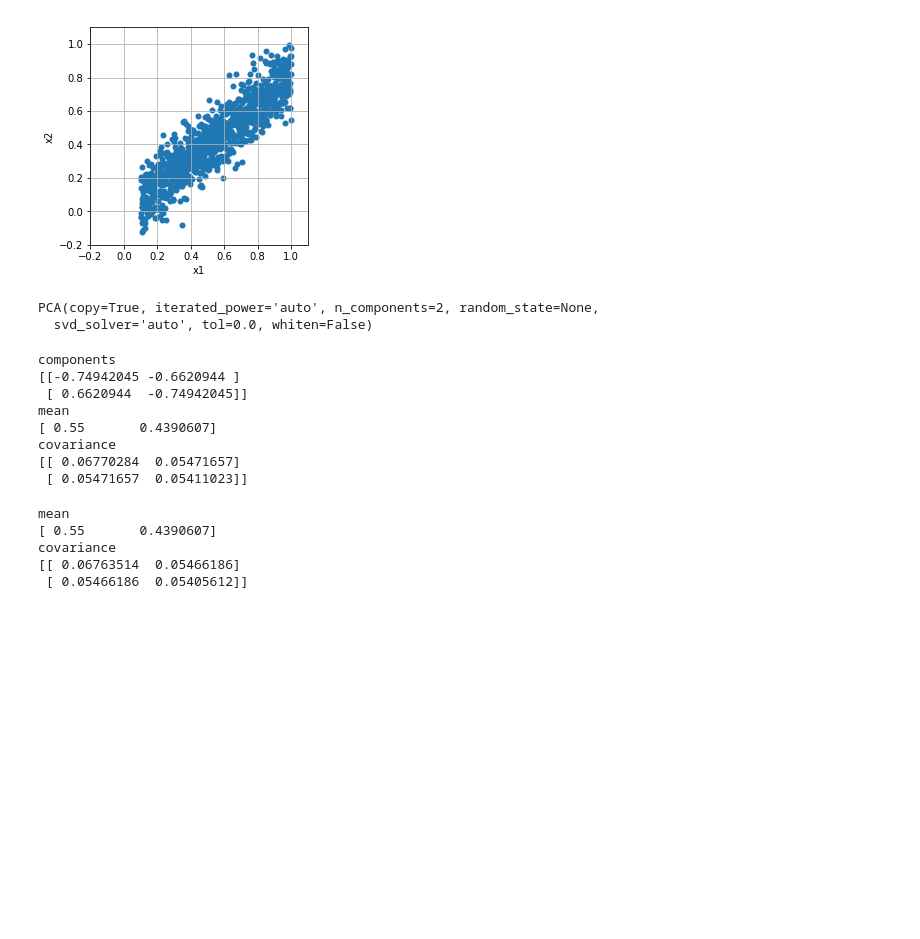
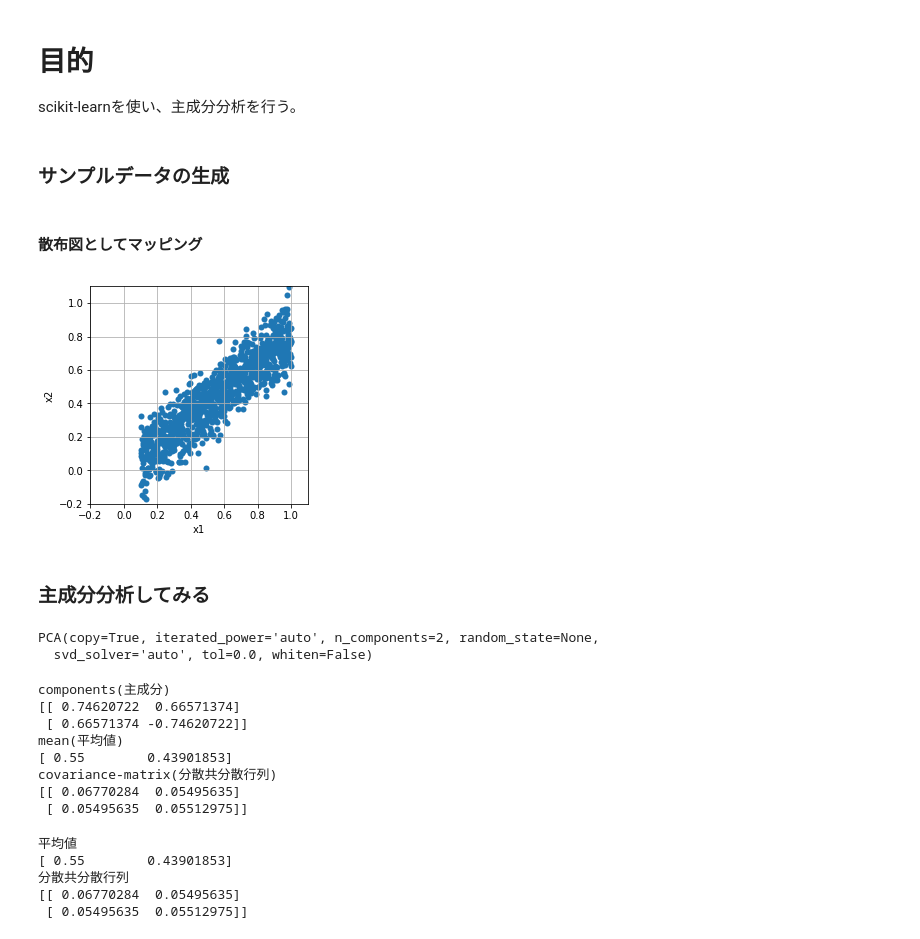
Before and after one commit to watambo/python-mle, a Jupyter notebook: PCA.ipynb, the cells around one changed output. Saved outputs shown, nothing was run; the diff lists cells and outputs as text; code cells hidden in the pictures; blank space fills up the shorter version.

```diff
--- a/PCA.ipynb
+++ b/PCA.ipynb
@@ -1,3 +1,6 @@
+# %% [markdown]
+# 目的
+scikit-learnを使い、主成分分析を行う。
 # %%
 import numpy as np
 import matplotlib.pyplot as plt
@@ -5,16 +9,24 @@ import matplotlib.pyplot as plt
+# %% [markdown]
+### サンプルデータの生成
 # %%
 x1 = np.linspace(0.1, 1, 1000)
 x2 = x1 * 0.8 + np.random.randn(1000)*0.1
 X = np.vstack([x1, x2]).T
 np.random.shuffle(X)
+# %% [markdown]
+#### 散布図としてマッピング
 # %%
-plt.scatter(X[: , 0], X[: , 1], linewidths="0.01")
-plt.xlim(-0.2, 1.1)
-plt.ylim(-0.2, 1.1)
-plt.xlabel("x1")
-plt.ylabel("x2")
-plt.gca().set_aspect('equal', adjustable='box')
-plt.grid(True)
+fig = plt.figure()
+ax = fig.add_subplot(111)
+sc = ax.scatter(X[: , 0], X[: , 1], linewidths="0.01")
+ax.set_xlim(-0.2, 1.1)
+ax.set_ylim(-0.2, 1.1)
+ax.set_aspect('equal', adjustable='box')
+ax.set_xlabel("x1")
+ax.set_ylabel("x2")
+ax.grid(True)
 # %% [output]
-[figure, old version]
+[figure, new version]
+# %% [markdown]
+### 主成分分析してみる
 # %%
@@ -25,19 +36,19 @@ pca.fit(X)
 PCA(copy=True, iterated_power='auto', n_components=2, random_state=None,
   svd_solver='auto', tol=0.0, whiten=False)
 # %%
-print 'components'
+print 'components(主成分)'
 print pca.components_
-print 'mean'
+print 'mean(平均値)'
 print pca.mean_
-print 'covariance'
+print 'covariance-matrix(分散共分散行列)'
 print pca.get_covariance()
 # %% [output]
-components
-[[-0.74942045 -0.6620944 ]
- [ 0.6620944  -0.74942045]]
-mean
-[ 0.55       0.4390607]
-covariance
-[[ 0.06770284  0.05471657]
- [ 0.05471657  0.05411023]]
+components(主成分)
+[[ 0.74620722  0.66571374]
+ [ 0.66571374 -0.74620722]]
+mean(平均値)
+[ 0.55        0.43901853]
+covariance-matrix(分散共分散行列)
+[[ 0.06770284  0.05495635]
+ [ 0.05495635  0.05512975]]
 # %%
@@ -47,11 +59,11 @@ cv = np.cov(z[:,0], z[:,1], bias=1)
 # %%
-print 'mean'
+print '平均値'
 print mn
-print 'covariance'
+print '分散共分散行列'
 print cv
 # %% [output]
-mean
-[ 0.55       0.4390607]
-covariance
-[[ 0.06763514  0.05466186]
- [ 0.05466186  0.05405612]]
+平均値
+[ 0.55        0.43901853]
+分散共分散行列
+[[ 0.06770284  0.05495635]
+ [ 0.05495635  0.05512975]]
```
Also changed, not shown: parts of 11 cells of this notebook, 1 other file.
